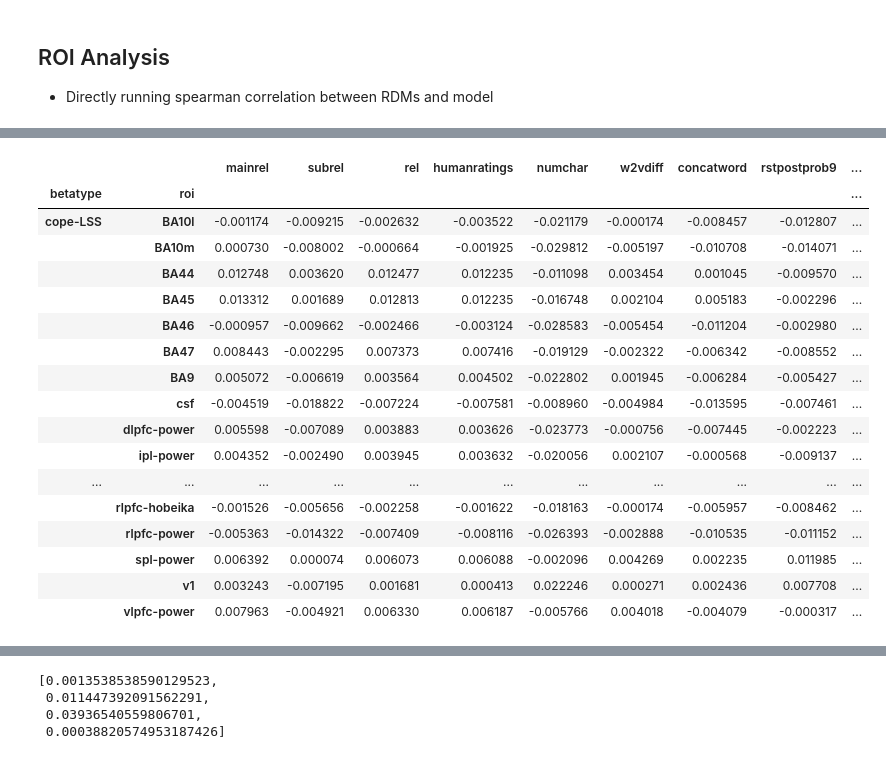
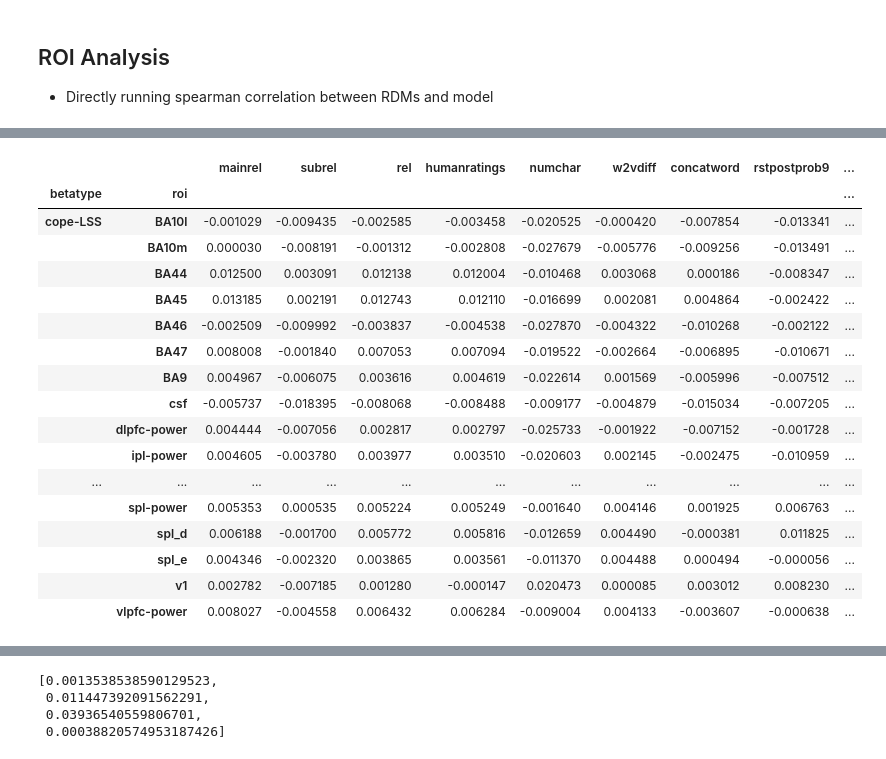
Before and after one commit to njchiang/analogy-fmri, a Jupyter notebook: analysis/notebooks/ROI_RSA_final.ipynb, the cells around one changed output, grey strips where cells are left out. Cells and saved outputs as stored; diff of their text form; code cells hidden in the pictures.

```diff
--- a/analysis/notebooks/ROI_RSA_final.ipynb
+++ b/analysis/notebooks/ROI_RSA_final.ipynb
@@ -28,7 +28,7 @@ elif sys.platform == "linux":
         plat = "linux"
     else:
         cfg = os.path.join("/u", "project", "monti", "Analysis", "Analogy",
-                           "code", "analogy", "config", "project.json")
+                           "code", "analogy-fmri", "config", "project.json")
         plat = "hoff"
 else:
     cfg = os.path.join("D:\\", "CloudStation", "Grad",
@@ -99,7 +99,7 @@ Loading label file from: /u/project/monti/Analysis/Analogy/code/analogy/labels/r
 # model_figure
 # plotmodels_old(models, save=False)
 
-modelnames = ["concatword", "w2vdiff", "rstpostprob79", "rel"]
+modelnames = ["concatword", "w2vdiff", "rstpostprob79", "mainrel"]
 
 raw_vis_models_df = pu.load_labels(os.path.join(paths["code"], "labels", "raw_models.csv"))
 vis_model_rdms = get_model_rdms(raw_vis_models_df, modelnames)
@@ -128,6 +128,13 @@ masks_dict["dlpfc-power"] = "anat-left-dlpfc-power2011"
 masks_dict["vlpfc-power"] = "anat-left-vlpfc-power2011"
 masks_dict["spl-power"] = "anat-left-spl-power2011"
 masks_dict["ipl-power"] = "anat-left-ipl-power2011"
+masks_dict["parietal"] = "juelich-left-SPL-7A+IPS_mask"
+masks_dict["spl_d"] = "mars-left-SPLd_mask"
+masks_dict["spl_e"] = "mars-left-SPLe_mask"
+masks_dict["ipl_d"] = "mars-left-IPLd_mask"
+masks_dict["ipl_e"] = "mars-left-IPLe_mask"
+
+
 masks_dict
 # %% [output]
 {'BA10m': 'dfc-left-ba10_mask',
@@ -368,6 +632,15 @@ except FileNotFoundError:
         os.path.join(paths["cloud"], "analysis", "rsa", "rsa_corrs_{}.csv".format(b)),
         index=False
     )
+# %%
+analysis = []
+corr_df = run_rsa_dfs(trunc_rdms, model_rdms[model_rdms.type=="avg"].dropna(axis=1))
+analysis += ["full" for _ in range(len(corr_df))]
+
+corr_df.to_csv(
+    os.path.join(paths["cloud"], "analysis", "rsa", "rsa_corrs_trunc-20_{}.csv".format(b)),
+    index=False
+)
 # %%
 corrgp = corr_df.groupby(["betatype", "roi"])
 corrgp.mean()
@@ -412,26 +685,28 @@ corrgp.std()/np.sqrt(15)
 |  | v1 | 0.001505 | 0.001281 | 0.001445 | 0.001584 | 0.010192 | 0.001462 | 0.002561 | 0.007961 | ... |
 |  | vlpfc-power | 0.004287 | 0.004073 | 0.004473 | 0.004679 | 0.004794 | 0.002075 | 0.005078 | 0.011059 | ... |
 # %%
+corrgp = corr_df.groupby(["betatype", "roi"])
+
 corrgp.mean() - 2.3 * corrgp.std()/np.sqrt(15)
 # %% [output]
 |  |  | mainrel | subrel | rel | humanratings | numchar | w2vdiff | concatword | rstpostprob9 | ... |
 | betatype | roi |  |  |  |  |  |  |  |  | ... |
-| cope-LSS | BA10l | -0.001174 | -0.009215 | -0.002632 | -0.003522 | -0.021179 | -0.000174 | -0.008457 | -0.012807 | ... |
-|  | BA10m | 0.000730 | -0.008002 | -0.000664 | -0.001925 | -0.029812 | -0.005197 | -0.010708 | -0.014071 | ... |
-|  | BA44 | 0.012748 | 0.003620 | 0.012477 | 0.012235 | -0.011098 | 0.003454 | 0.001045 | -0.009570 | ... |
-|  | BA45 | 0.013312 | 0.001689 | 0.012813 | 0.012235 | -0.016748 | 0.002104 | 0.005183 | -0.002296 | ... |
-|  | BA46 | -0.000957 | -0.009662 | -0.002466 | -0.003124 | -0.028583 | -0.005454 | -0.011204 | -0.002980 | ... |
-|  | BA47 | 0.008443 | -0.002295 | 0.007373 | 0.007416 | -0.019129 | -0.002322 | -0.006342 | -0.008552 | ... |
-|  | BA9 | 0.005072 | -0.006619 | 0.003564 | 0.004502 | -0.022802 | 0.001945 | -0.006284 | -0.005427 | ... |
-|  | csf | -0.004519 | -0.018822 | -0.007224 | -0.007581 | -0.008960 | -0.004984 | -0.013595 | -0.007461 | ... |
-|  | dlpfc-power | 0.005598 | -0.007089 | 0.003883 | 0.003626 | -0.023773 | -0.000756 | -0.007445 | -0.002223 | ... |
-|  | ipl-power | 0.004352 | -0.002490 | 0.003945 | 0.003632 | -0.020056 | 0.002107 | -0.000568 | -0.009137 | ... |
+| cope-LSS | BA10l | -0.001029 | -0.009435 | -0.002585 | -0.003458 | -0.020525 | -0.000420 | -0.007854 | -0.013341 | ... |
+|  | BA10m | 0.000030 | -0.008191 | -0.001312 | -0.002808 | -0.027679 | -0.005776 | -0.009256 | -0.013491 | ... |
+|  | BA44 | 0.012500 | 0.003091 | 0.012138 | 0.012004 | -0.010468 | 0.003068 | 0.000186 | -0.008347 | ... |
+|  | BA45 | 0.013185 | 0.002191 | 0.012743 | 0.012110 | -0.016699 | 0.002081 | 0.004864 | -0.002422 | ... |
+|  | BA46 | -0.002509 | -0.009992 | -0.003837 | -0.004538 | -0.027870 | -0.004322 | -0.010268 | -0.002122 | ... |
+|  | BA47 | 0.008008 | -0.001840 | 0.007053 | 0.007094 | -0.019522 | -0.002664 | -0.006895 | -0.010671 | ... |
+|  | BA9 | 0.004967 | -0.006075 | 0.003616 | 0.004619 | -0.022614 | 0.001569 | -0.005996 | -0.007512 | ... |
+|  | csf | -0.005737 | -0.018395 | -0.008068 | -0.008488 | -0.009177 | -0.004879 | -0.015034 | -0.007205 | ... |
+|  | dlpfc-power | 0.004444 | -0.007056 | 0.002817 | 0.002797 | -0.025733 | -0.001922 | -0.007152 | -0.001728 | ... |
+|  | ipl-power | 0.004605 | -0.003780 | 0.003977 | 0.003510 | -0.020603 | 0.002145 | -0.002475 | -0.010959 | ... |
 | ... | ... | ... | ... | ... | ... | ... | ... | ... | ... | ... |
-|  | rlpfc-hobeika | -0.001526 | -0.005656 | -0.002258 | -0.001622 | -0.018163 | -0.000174 | -0.005957 | -0.008462 | ... |
-|  | rlpfc-power | -0.005363 | -0.014322 | -0.007409 | -0.008116 | -0.026393 | -0.002888 | -0.010535 | -0.011152 | ... |
-|  | spl-power | 0.006392 | 0.000074 | 0.006073 | 0.006088 | -0.002096 | 0.004269 | 0.002235 | 0.011985 | ... |
-|  | v1 | 0.003243 | -0.007195 | 0.001681 | 0.000413 | 0.022246 | 0.000271 | 0.002436 | 0.007708 | ... |
-|  | vlpfc-power | 0.007963 | -0.004921 | 0.006330 | 0.006187 | -0.005766 | 0.004018 | -0.004079 | -0.000317 | ... |
+|  | spl-power | 0.005353 | 0.000535 | 0.005224 | 0.005249 | -0.001640 | 0.004146 | 0.001925 | 0.006763 | ... |
+|  | spl_d | 0.006188 | -0.001700 | 0.005772 | 0.005816 | -0.012659 | 0.004490 | -0.000381 | 0.011825 | ... |
+|  | spl_e | 0.004346 | -0.002320 | 0.003865 | 0.003561 | -0.011370 | 0.004488 | 0.000494 | -0.000056 | ... |
+|  | v1 | 0.002782 | -0.007185 | 0.001280 | -0.000147 | 0.020473 | 0.000085 | 0.003012 | 0.008230 | ... |
+|  | vlpfc-power | 0.008027 | -0.004558 | 0.006432 | 0.006284 | -0.009004 | 0.004133 | -0.003607 | -0.000638 | ... |
 # %%
 # test whether difference of means is significant.
 
```
Also changed, not shown: parts of 38 cells of this notebook, 3 other files.
